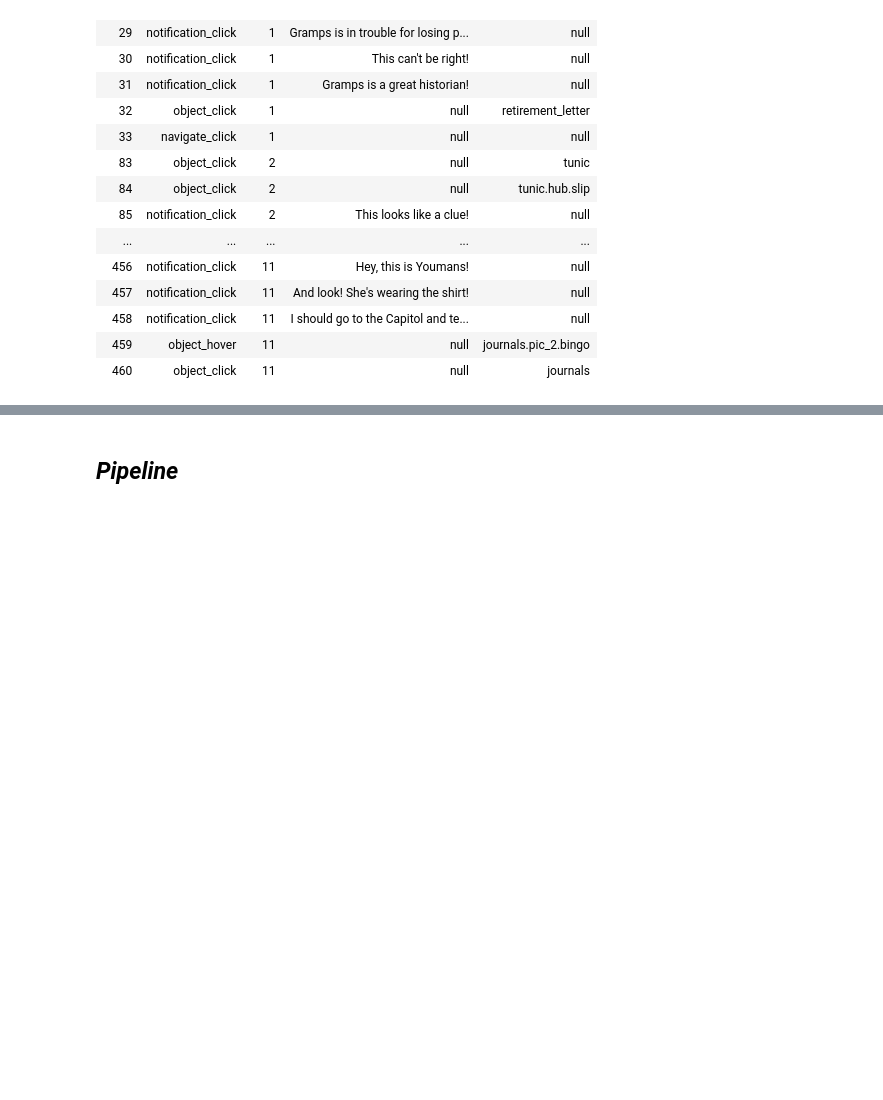
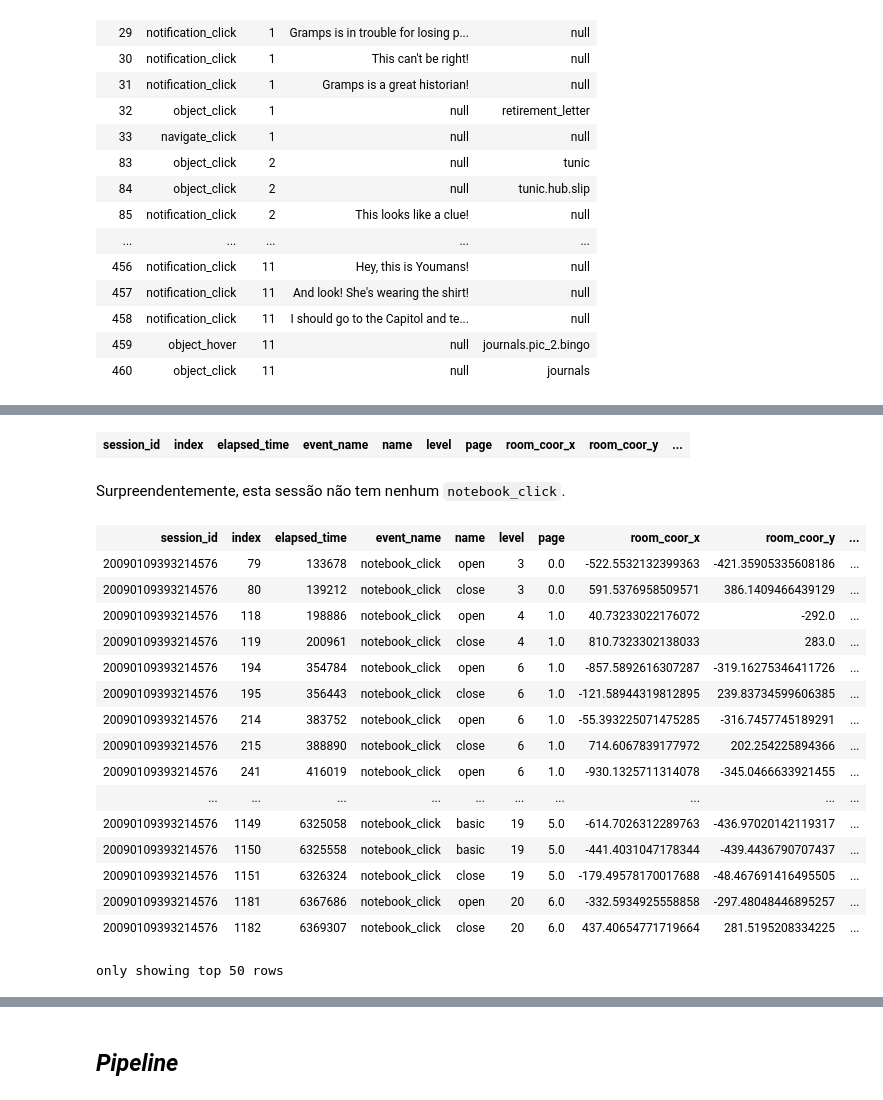
Before and after one commit to notPlancha/pbd, a Jupyter notebook: 1-formulacao.ipynb, the cells around one changed output, grey strips where cells are left out. Drawn from its saved outputs; the diff is of its cells as text; code cells hidden in the pictures; blank space fills up the shorter version.

Commit message:
eventos acabado n revisto

```diff
--- a/1-formulacao.ipynb
+++ b/1-formulacao.ipynb
@@ -430,0 +437,26 @@ Pela informação da sessão, parece que o evento acontece quando Jo encontra um
+# %%
+oneSess.filter(oneSess.event_name == "notebook_click")
+# %% [output]
+| session_id | index | elapsed_time | event_name | name | level | page | room_coor_x | room_coor_y | ... |
+# %% [markdown]
+Surpreendentemente, esta sessão não tem nenhum `notebook_click`.
+# %%
+df_test.filter("event_name == 'notebook_click'")
+# %% [output]
+| session_id | index | elapsed_time | event_name | name | level | page | room_coor_x | room_coor_y | ... |
+| 20090109393214576 | 79 | 133678 | notebook_click | open | 3 | 0.0 | -522.5532132399363 | -421.35905335608186 | ... |
+| 20090109393214576 | 80 | 139212 | notebook_click | close | 3 | 0.0 | 591.5376958509571 | 386.1409466439129 | ... |
+| 20090109393214576 | 118 | 198886 | notebook_click | open | 4 | 1.0 | 40.73233022176072 | -292.0 | ... |
+| 20090109393214576 | 119 | 200961 | notebook_click | close | 4 | 1.0 | 810.7323302138033 | 283.0 | ... |
+| 20090109393214576 | 194 | 354784 | notebook_click | open | 6 | 1.0 | -857.5892616307287 | -319.16275346411726 | ... |
+| 20090109393214576 | 195 | 356443 | notebook_click | close | 6 | 1.0 | -121.58944319812895 | 239.83734599606385 | ... |
+| 20090109393214576 | 214 | 383752 | notebook_click | open | 6 | 1.0 | -55.393225071475285 | -316.7457745189291 | ... |
+| 20090109393214576 | 215 | 388890 | notebook_click | close | 6 | 1.0 | 714.6067839177972 | 202.254225894366 | ... |
+| 20090109393214576 | 241 | 416019 | notebook_click | open | 6 | 1.0 | -930.1325711314078 | -345.0466633921455 | ... |
+| ... | ... | ... | ... | ... | ... | ... | ... | ... | ... |
+| 20090109393214576 | 1149 | 6325058 | notebook_click | basic | 19 | 5.0 | -614.7026312289763 | -436.97020142119317 | ... |
+| 20090109393214576 | 1150 | 6325558 | notebook_click | basic | 19 | 5.0 | -441.4031047178344 | -439.4436790707437 | ... |
+| 20090109393214576 | 1151 | 6326324 | notebook_click | close | 19 | 5.0 | -179.49578170017688 | -48.467691416495505 | ... |
+| 20090109393214576 | 1181 | 6367686 | notebook_click | open | 20 | 6.0 | -332.5934925558858 | -297.48048446895257 | ... |
+| 20090109393214576 | 1182 | 6369307 | notebook_click | close | 20 | 6.0 | 437.40654771719664 | 281.5195208334225 | ... |
+only showing top 50 rows
```
Also changed, not shown: parts of 25 cells of this notebook, 2 other files.
